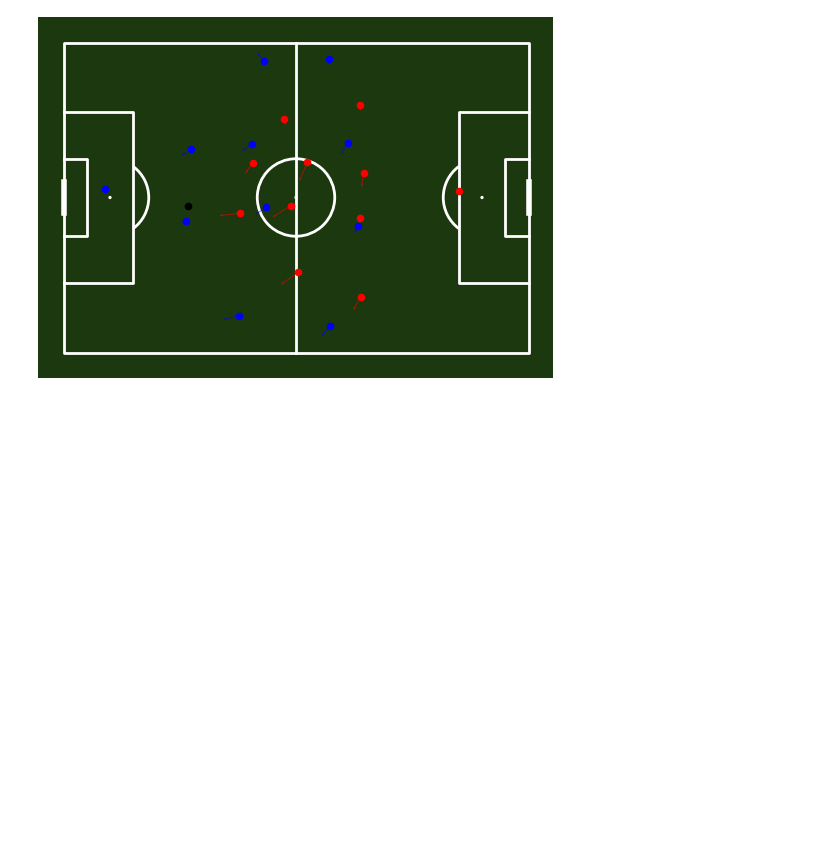
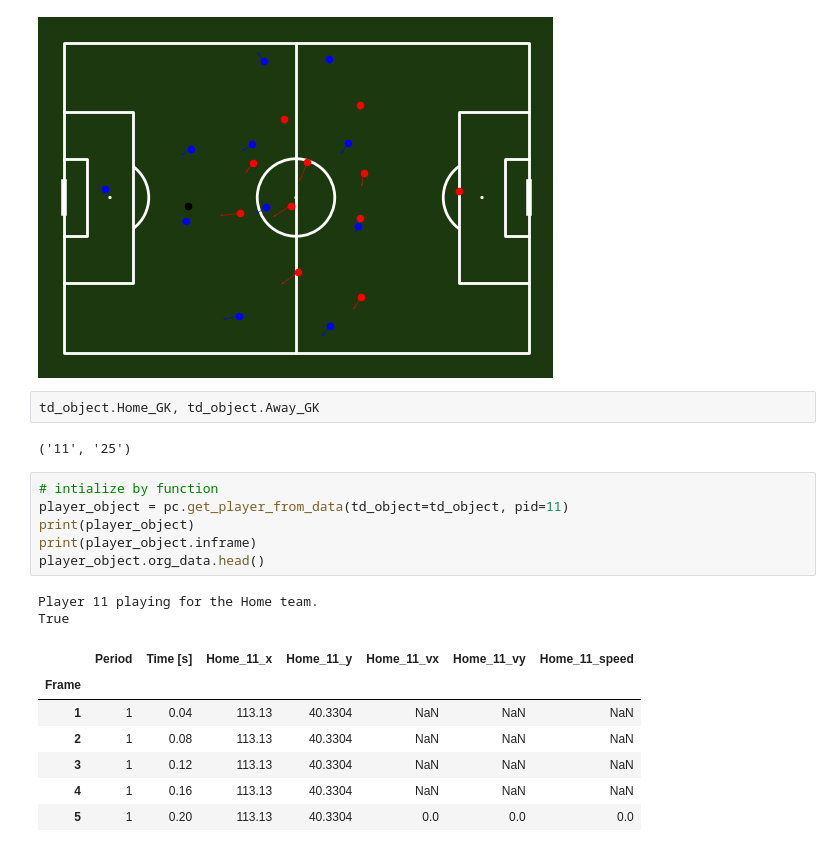
Before and after one commit to DavidB1999/My_Football_Analytics, a Jupyter notebook: Position_data/pitch_control_schmier.ipynb, the cells around one changed output. Saved outputs shown, nothing was run; the diff lists cells and outputs as text; blank space fills up the shorter version.

Commit message:
Introducing the data class player

```diff
--- a/Position_data/pitch_control_schmier.ipynb
+++ b/Position_data/pitch_control_schmier.ipynb
@@ -35,3 +36,23 @@ td_object.plot_players(frame=340, velocities=True)
 # %% [output]
 [figure]
 [figure]
+# %%
+td_object.Home_GK, td_object.Away_GK
+# %% [output]
+('11', '25')
+# %%
+# intialize by function
+player_object = pc.get_player_from_data(td_object=td_object, pid=11)
+print(player_object)
+print(player_object.inframe)
+player_object.org_data.head()
+# %% [output]
+Player 11 playing for the Home team.
+True
+|  | Period | Time [s] | Home_11_x | Home_11_y | Home_11_vx | Home_11_vy | Home_11_speed |
+| Frame |  |  |  |  |  |  |  |
+| 1 | 1 | 0.04 | 113.13 | 40.3304 | NaN | NaN | NaN |
+| 2 | 1 | 0.08 | 113.13 | 40.3304 | NaN | NaN | NaN |
+| 3 | 1 | 0.12 | 113.13 | 40.3304 | NaN | NaN | NaN |
+| 4 | 1 | 0.16 | 113.13 | 40.3304 | NaN | NaN | NaN |
+| 5 | 1 | 0.20 | 113.13 | 40.3304 | 0.0 | 0.0 | 0.0 |
```
Also changed, not shown: parts of 7 cells of this notebook, 4 other files.
